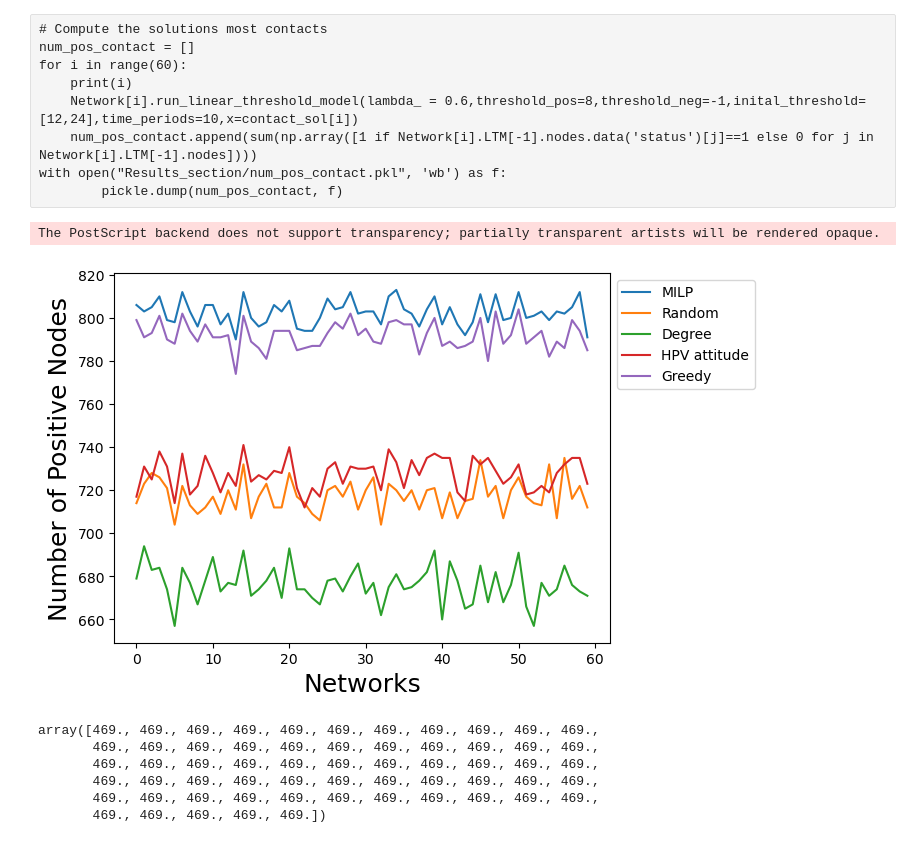
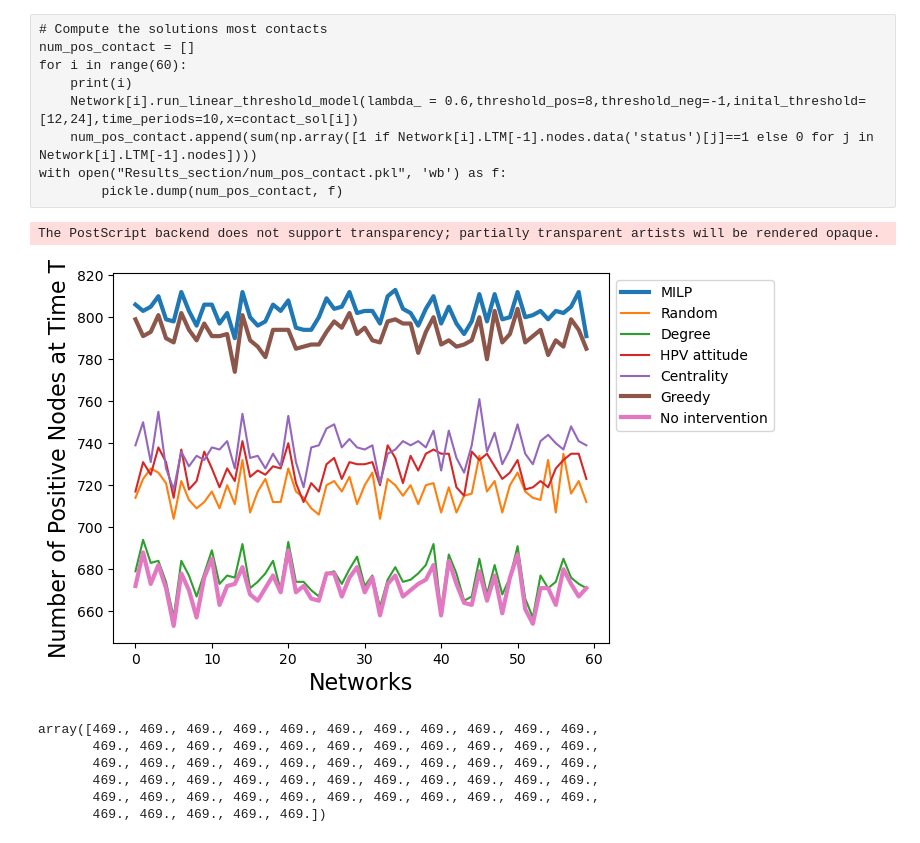
Before and after one commit to suyanpengzhang/HPV-Network, a Jupyter notebook: HPV--Optimization Result--Paper.ipynb, the cells around one changed output. Saved outputs shown, nothing was run; the diff lists cells and outputs as text; code cells hidden in the pictures.

```diff
--- a/HPV--Optimization Result--Paper.ipynb
+++ b/HPV--Optimization Result--Paper.ipynb
@@ -252,0 +301,3 @@ with open("Results_section/num_pos_optimization.pkl", "rb") as file:
+# %%
+with open("Results_section/num_pos_centralityscore.pkl", "rb") as file:
+    num_pos_centralityscore = pickle.load(file)
@@ -252,0 +322,3 @@ with open("Results_section/num_pos_optimization.pkl", "rb") as file:
+# %%
+with open("Results_section/num_pos_combinescore2.pkl", "rb") as file:
+    num_pos_combinescore2 = pickle.load(file)
@@ -252,0 +343,3 @@ with open("Results_section/num_pos_optimization.pkl", "rb") as file:
+# %%
+with open("Results_section/num_pos_combinescore.pkl", "rb") as file:
+    num_pos_combinescore = pickle.load(file)
@@ -253,3 +354,6 @@ with open("Results_section/num_pos_optimization.pkl", "rb") as file:
+# %%
+with open("Results_section/num_pos_noint.pkl", "rb") as file:
+    num_pos_noint = pickle.load(file)
 # %%
 #generate solution with highest HPV score
 highscore_sol = []
@@ -317,21 +421,28 @@ with open("Results_section/num_pos_contact.pkl", "rb") as file:
 diff1 = [num_pos_optimization[i]-num_pos_random[i] for i in range(60)]
 diff2 = [num_pos_optimization[i]-num_pos_contact[i] for i in range(60)]
 # %%
-plt.plot(num_pos_optimization,label='MILP')
+plt.plot(num_pos_optimization,label='MILP',linewidth=3)
 plt.plot(num_pos_random,label='Random')
 plt.plot(num_pos_contact,label='Degree')
 plt.plot(num_pos_highscore,label='HPV attitude')
-plt.plot(num_pos_greedy,label='Greedy')
+#plt.plot(num_pos_centralityscore,label='Centraility')
+plt.plot(num_pos_centralityscore2,label='Centrality')
+plt.plot(num_pos_greedy,label='Greedy',linewidth=3)
+plt.plot(num_pos_noint,label='No intervention',linewidth=3)
+#plt.plot(num_pos_combinescore,label='Combined Strategy')
+#plt.plot(num_pos_combinescore2,label='Combined Strategy2')
+
+
 plt.legend(fontsize=18)
 plt.legend(bbox_to_anchor=(1, 1))
-plt.xlabel('Networks',fontsize=18)
-plt.ylabel('Number of Positive Nodes',fontsize=18)
+plt.xlabel('Networks',fontsize=16)
+plt.ylabel('Number of Positive Nodes at Time T',fontsize=16)
 
-plt.savefig('figures/optimizatoin_results_greedy.eps', bbox_inches="tight", format='eps',dpi=600)
+plt.savefig('figures/optimizatoin_results.eps', bbox_inches="tight", format='eps',dpi=600)
 plt.show()
 # %% [output]
 The PostScript backend does not support transparency; partially transparent artists will be rendered opaque.
-[figure, old version]
+[figure, new version]
 # %%
 initial_positives=np.zeros(60)
 for i in range(60):
```
Also changed, not shown: parts of 17 cells of this notebook, 23 other files.
